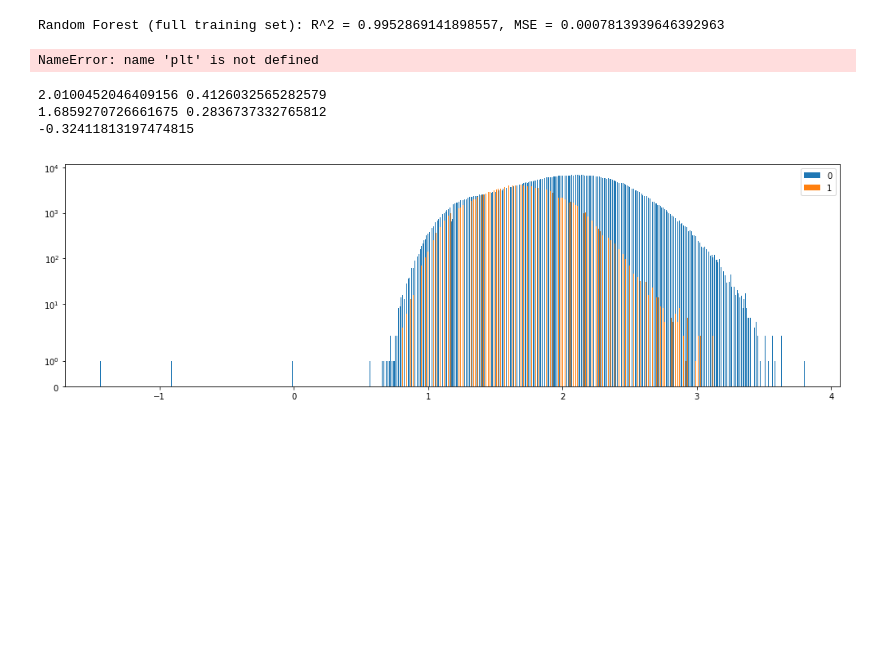
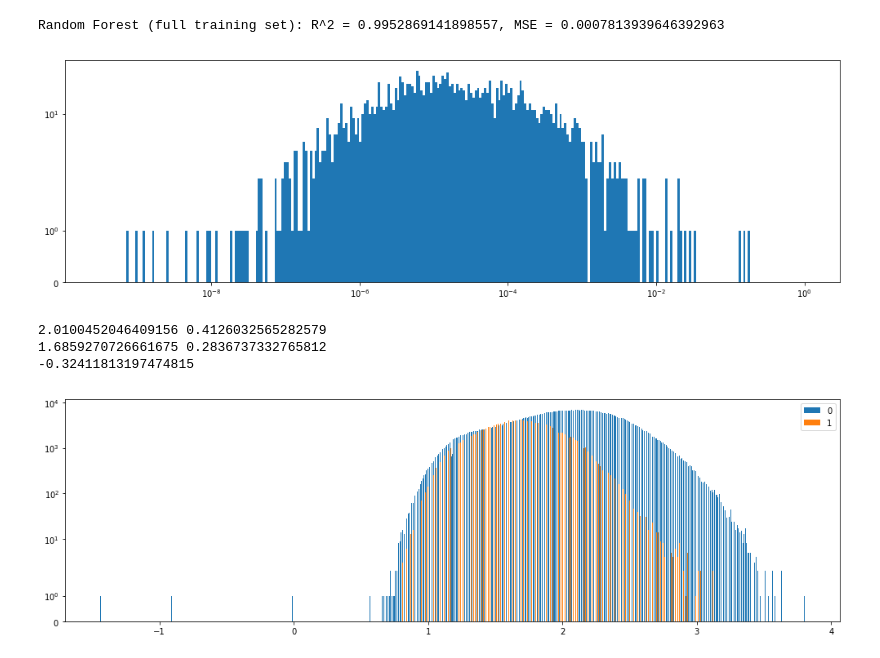
Before and after one commit to Copete/CS181_P1_AnFaXi, a Jupyter notebook: Antonio/P1_Antonio.ipynb, the cells around one changed output. Cells and saved outputs as stored; diff of their text form; code cells hidden in the pictures; blank space fills up the shorter version.

```diff
--- a/Antonio/P1_Antonio.ipynb
+++ b/Antonio/P1_Antonio.ipynb
@@ -1282,14 +1354,14 @@ write_to_file("P1_Copete_RF_v3.csv", Y_test_fp1_RFpred)
 # %%
 # Plot RF feature importances
 plt.figure(figsize=(17,5))
 RF_fp1_imp = RF_fp1.feature_importances_
 imp_fp1 = np.flip(np.argsort(RF_fp1_imp),0)
-plt.hist(RF_fp1_imp,bins=np.logspace(-5,0,200))
+plt.hist(RF_fp1_imp,bins=np.logspace(-9.5,0,300))
 plt.yscale('symlog')
 plt.xscale('log')
 plt.show()
 # %% [output]
-NameError: name 'plt' is not defined
+[figure, added]
 # %%
 # Histogram of most important feature
 h0 = np.logical_not(X_train_fp1[:,imp_fp1[0]])
```
Also changed, not shown: parts of 12 cells of this notebook.
